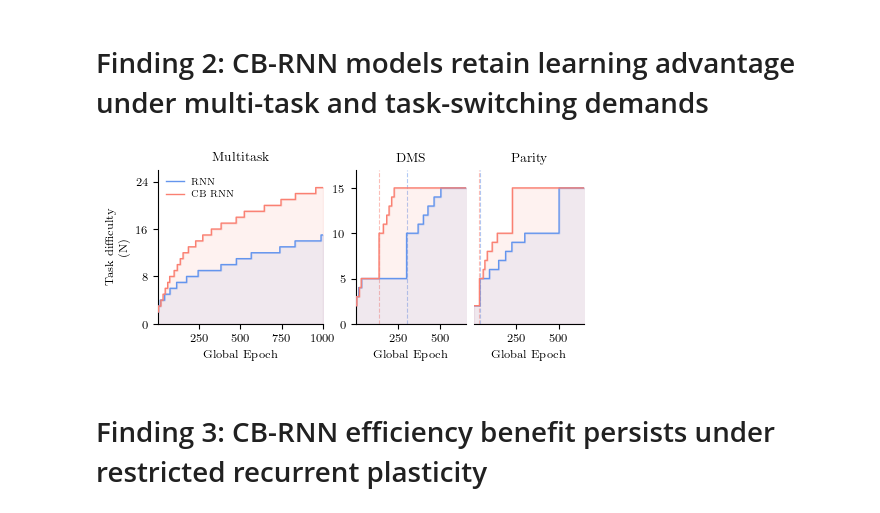
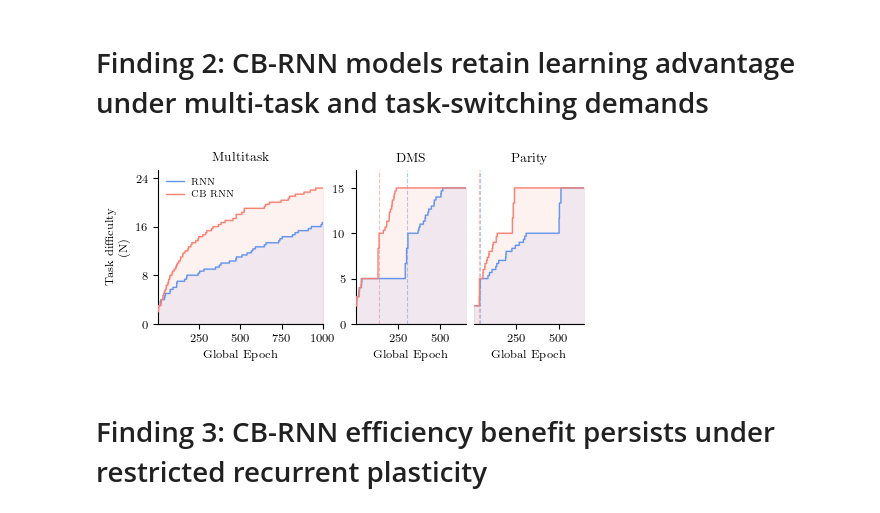
Before and after one commit to AlexVoce/Cortico-cerebellar_RNNs, a Jupyter notebook: final_analysis_figs.ipynb, the cells around one changed output. Drawn from its saved outputs; the diff is of its cells as text; code cells hidden in the pictures.

```diff
--- a/final_analysis_figs.ipynb
+++ b/final_analysis_figs.ipynb
@@ -174,25 +171,29 @@ switch_dir = RESULTS_DIR / "task_switch"
 # %%
 from analysis.plot_multi_switch_combined import plot_multitask_and_switching_combined
 fig, axes = plot_multitask_and_switching_combined(
     # multitask
-    mt_path_no_cb= multitask_dir / "multitask_mt_elman_size_202_noCB_RNNlr0.01_MULTITASK_network_1/stats_multitask.npy",
-    mt_path_cb=multitask_dir / "multitask_mt_elman_size_64_CB_gc256_RNNlr0.01_CBlr0.01_CBinput_MULTITASK_network_1/stats_multitask.npy",
+    mt_path_no_cb= [multitask_dir / f"multitask_mt_elman_size_202_noCB_RNNlr0.01_MULTITASK_network_{i}/stats_multitask.npy"
+                     for i in [1, 2, 3]],
+    mt_path_cb= [multitask_dir / f"multitask_mt_elman_size_64_CB_gc256_RNNlr0.01_CBlr0.01_CBinput_MULTITASK_network_{i}/stats_multitask.npy"
+                 for i in [1, 2, 3]],
     mt_path_cb_affix="CB RNN",
     mt_representative_task="dms",
 
     # switching
-    sw_path_no_cb=switch_dir / "ct_switch_ctswitch_elman_size_202_noCB_RNNlr0.01_CTSWITCH_network_5/stats_continual.npy",
-    sw_path_cb=switch_dir / "ct_switch_ctswitch_elman_size_64_CB_gc256_RNNlr0.01_CBlr0.01_CBinput_CTSWITCH_network_7/stats_continual.npy",
+    sw_path_no_cb= [switch_dir / f"ct_switch_ctswitch_elman_size_202_noCB_RNNlr0.01_CTSWITCH_network_{i}/stats_continual.npy"
+                     for i in [5, 6, 7]],
+    sw_path_cb= [switch_dir / f"ct_switch_ctswitch_elman_size_64_CB_gc256_RNNlr0.01_CBlr0.01_CBinput_CTSWITCH_network_{i}/stats_continual.npy"
+                 for i in [7, 8, 9]],
     sw_affix_cb="CB RNN",
-    show_sem=True,
+    show_sem=False,
     shade_auc=True,
     annotate_switches=True,
     phase_background="none",
     fig_height=2,
     save_path=None,
 )
 # %% [output]
-[figure, old version]
+[figure, new version]
 # %% [markdown]
 # Finding 3: CB-RNN efficiency benefit persists under restricted recurrent plasticity
 # %% [markdown]
```
Also changed, not shown: parts of 2 cells of this notebook.
